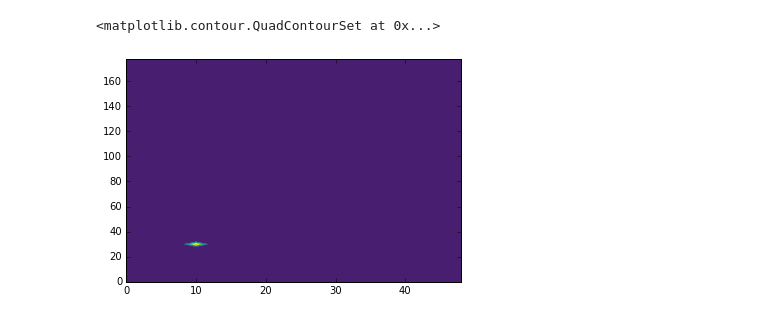
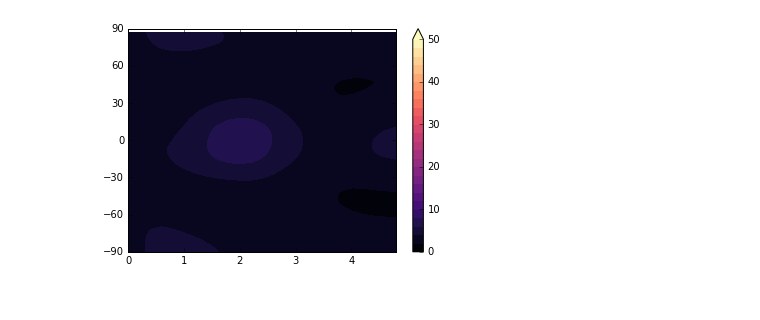
Before and after one commit to JackWalpole/splitwavepy, a Jupyter notebook: devel/Error_Surf_Stack.ipynb, the cells around one changed output. Cells and saved outputs as stored; diff of their text form; code cells hidden in the pictures.

Commit message:
update to stacking notebook

```diff
--- a/devel/Error_Surf_Stack.ipynb
+++ b/devel/Error_Surf_Stack.ipynb
@@ -45,5 +16,0 @@ N = error_stack(listM)
-# %%
-plt.contourf(listM[0].lags,listM[0].degs,N,cmap='viridis')
-# %% [output]
-<matplotlib.contour.QuadContourSet at 0x...>
-[figure, removed]
@@ -50,3 +30,14 @@ plt.contourf(listM[0].lags,listM[0].degs,N,cmap='viridis')
+# %%
+# 2. Collect in Stack
+
+S = sw.eigval.Stack(listM)
+# %%
+# 3. Plot
+
+sw.plotting.plot.surf(S.degs,S.tlags,S.stack())
+plt.show()
+# %% [output]
+[figure, added]
 # %%
 listM[6].plot()
 # %% [output]
```
Also changed, not shown: parts of 8 cells of this notebook.
